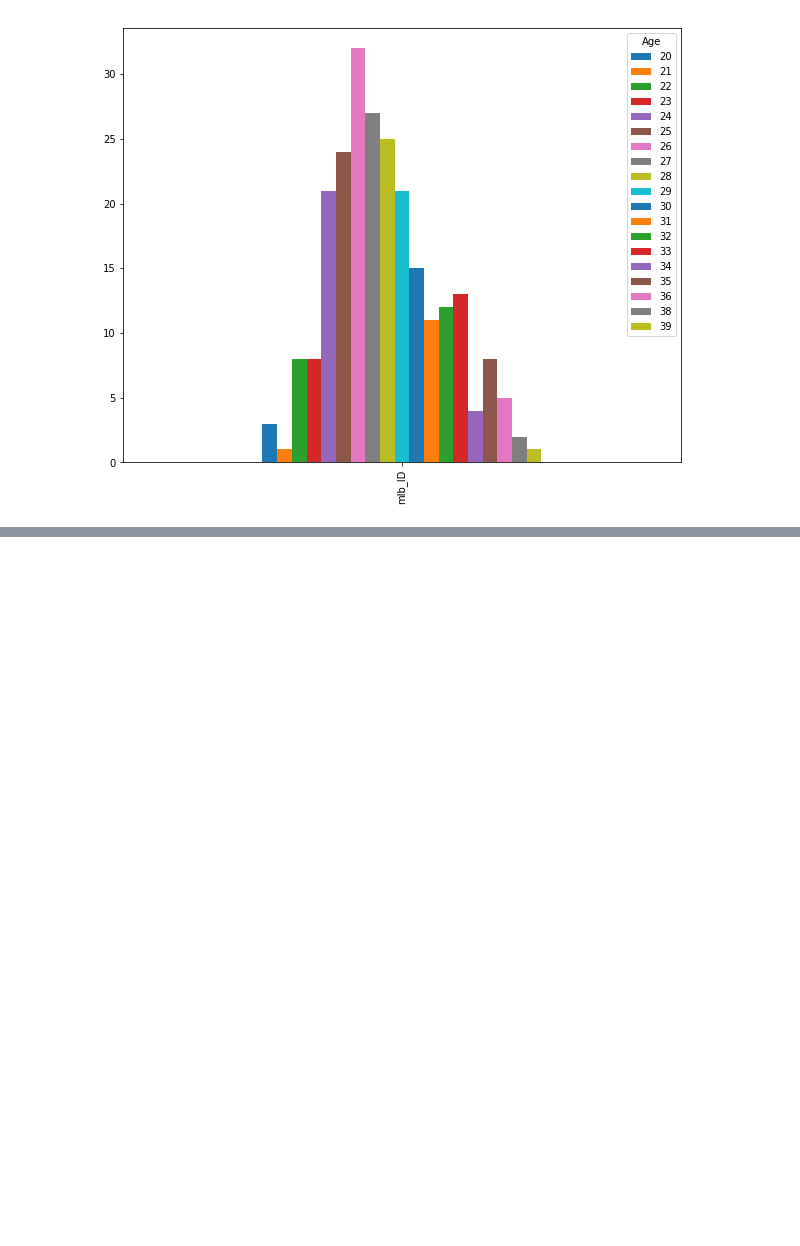
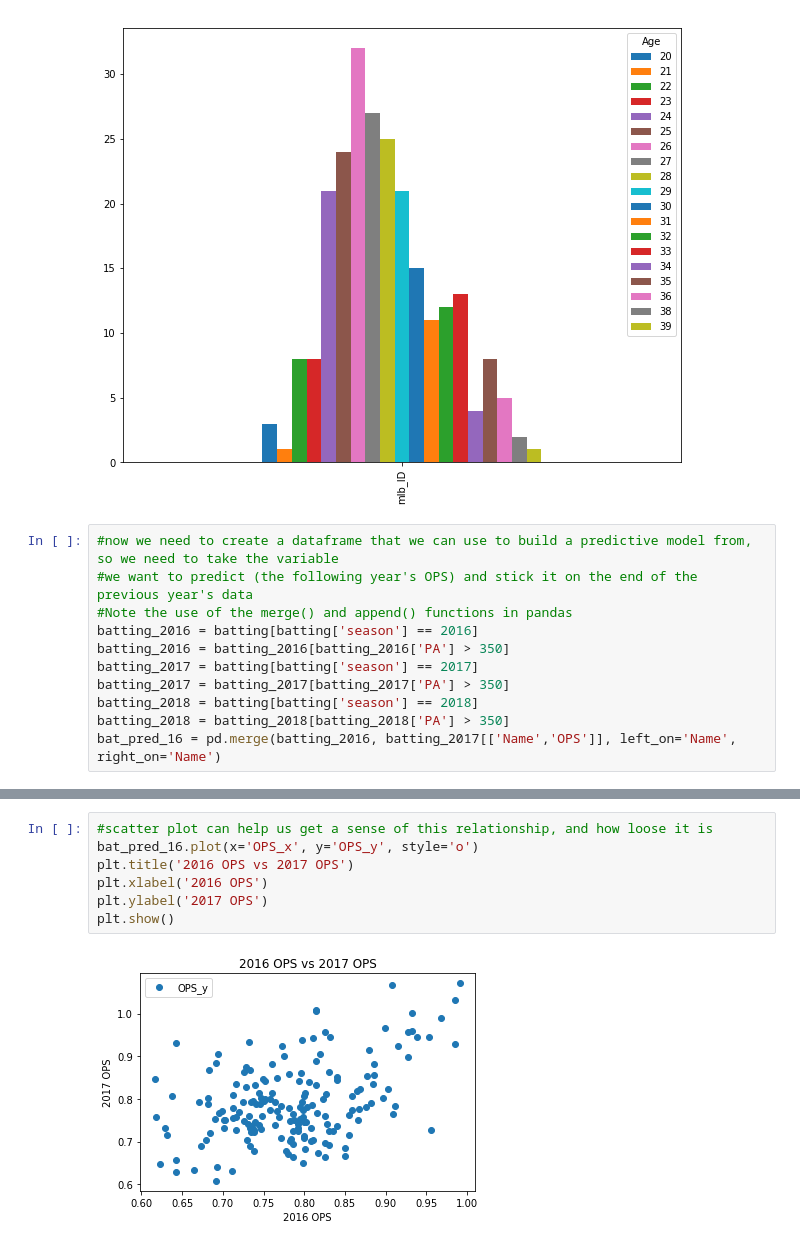
Before and after one commit to MMHNickerson/baseball2020, a Jupyter notebook: BRef_Fetch.ipynb, the cells around one changed output, grey strips where cells are left out. Cells and saved outputs as stored; diff of their text form; blank space fills up the shorter version.

Commit message:
initial model data set creation and simple model

```diff
--- a/BRef_Fetch.ipynb
+++ b/BRef_Fetch.ipynb
@@ -193,3 +210,14 @@ pd.pivot_table(batting_2019, values = 'mlb_ID',  columns=['Age'], aggfunc=pd.Ser
 # %% [output]
 <matplotlib.axes._subplots.AxesSubplot at 0x...>
 [figure]
+# %%
+#now we need to create a dataframe that we can use to build a predictive model from, so we need to take the variable
+#we want to predict (the following year's OPS) and stick it on the end of the previous year's data
+#Note the use of the merge() and append() functions in pandas
+batting_2016 = batting[batting['season'] == 2016]
+batting_2016 = batting_2016[batting_2016['PA'] > 350]
+batting_2017 = batting[batting['season'] == 2017]
+batting_2017 = batting_2017[batting_2017['PA'] > 350]
+batting_2018 = batting[batting['season'] == 2018]
+batting_2018 = batting_2018[batting_2018['PA'] > 350]
+bat_pred_16 = pd.merge(batting_2016, batting_2017[['Name','OPS']], left_on='Name', right_on='Name')
@@ -195,0 +253,9 @@ pd.pivot_table(batting_2019, values = 'mlb_ID',  columns=['Age'], aggfunc=pd.Ser
+# %%
+#scatter plot can help us get a sense of this relationship, and how loose it is
+bat_pred_16.plot(x='OPS_x', y='OPS_y', style='o')
+plt.title('2016 OPS vs 2017 OPS')
+plt.xlabel('2016 OPS')
+plt.ylabel('2017 OPS')
+plt.show()
+# %% [output]
+[figure, added]
```
Also changed, not shown: parts of 30 cells of this notebook, 12 other files.
